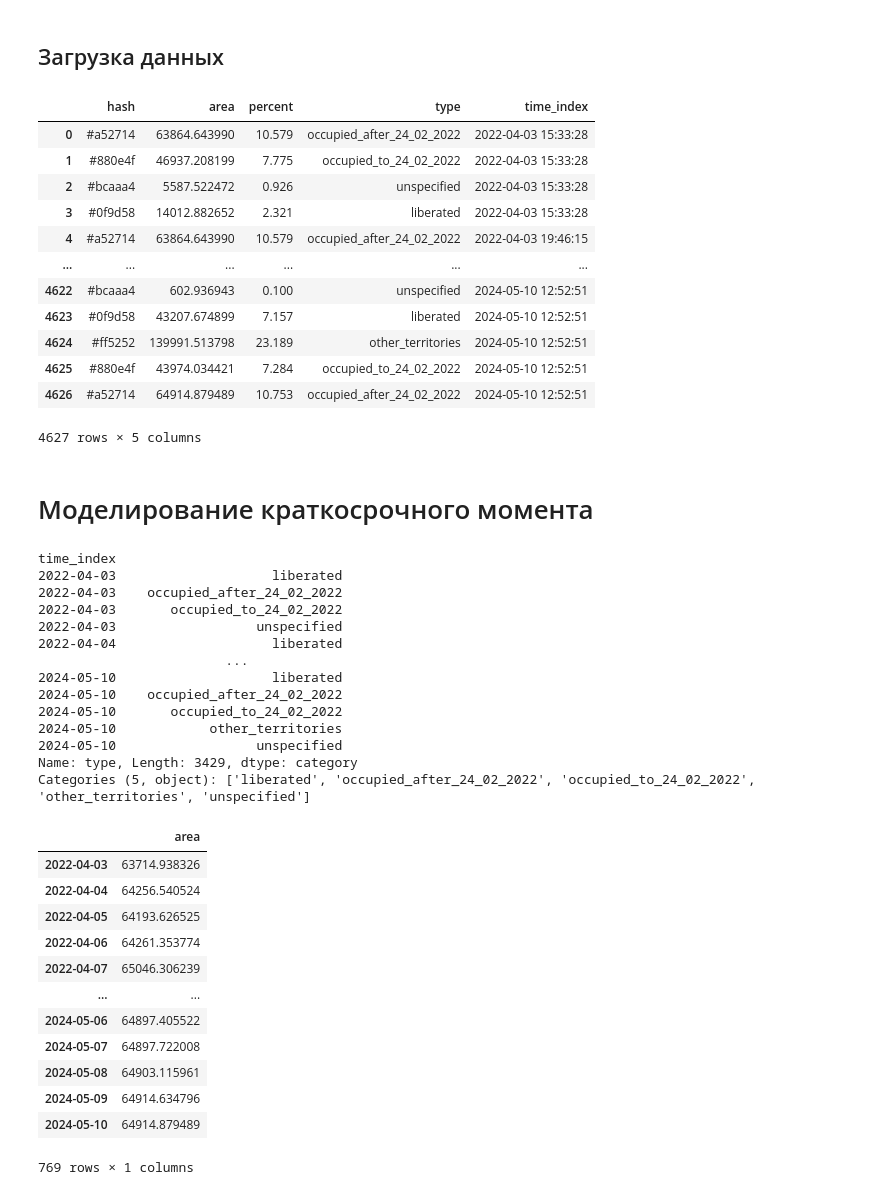
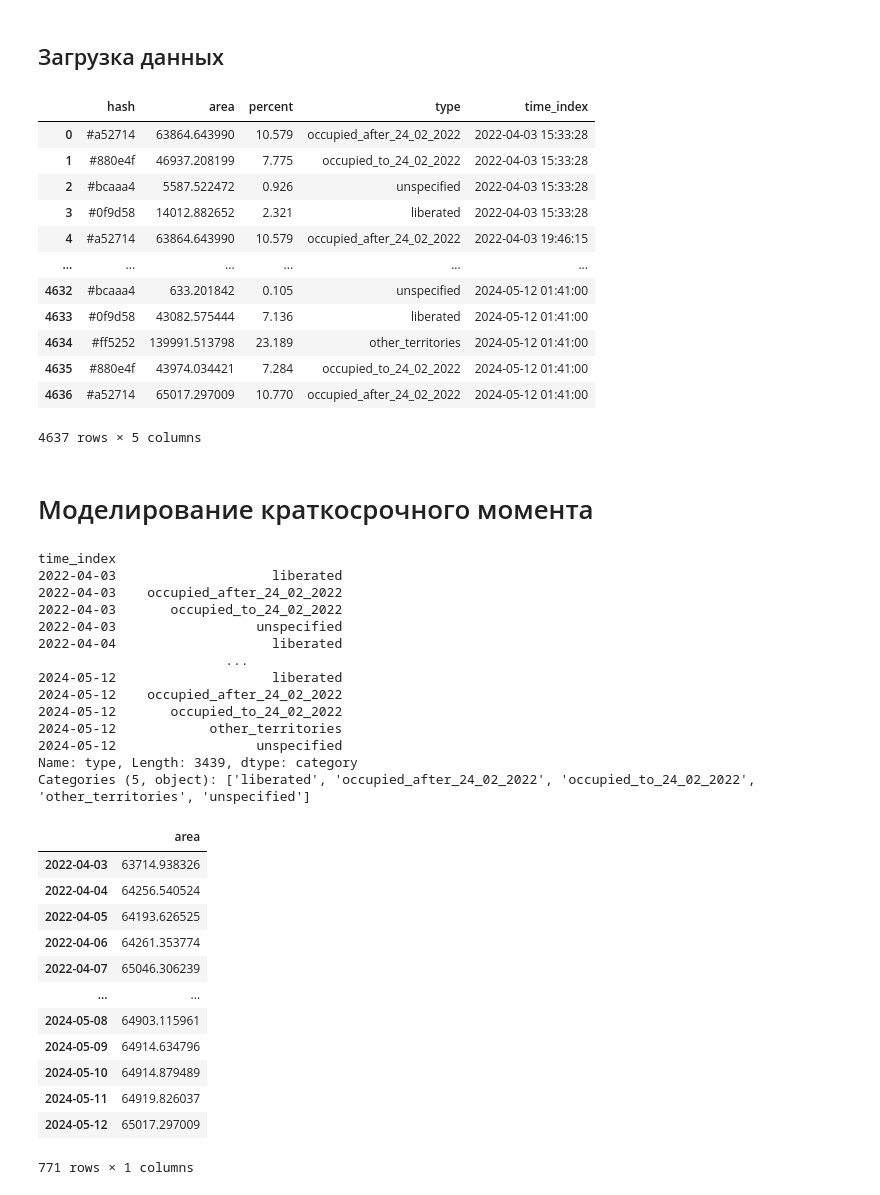
Before and after one commit to HexQuant/rua, a Jupyter notebook: area.ipynb, the cells around one changed output. Saved outputs shown, nothing was run; the diff lists cells and outputs as text; code cells hidden in the pictures.

```diff
--- a/area.ipynb
+++ b/area.ipynb
@@ -35,36 +35,37 @@ time_history_url = "https://deepstatemap.live/api/history/public"
 # %%
 # Making a get request
 response = requests.get(time_history_url)
 
 df = pd.DataFrame()
 # print json content
 t = len(response.json())
 Path("data/").mkdir(exist_ok=True)
 with tqdm(total=t) as pbar:
     for n, i in enumerate(response.json()):
         timestamp = i["id"]
         time_index = datetime.datetime.fromtimestamp(timestamp)
         pbar.set_description(str(time_index.date()), refresh=True)
 
-        area = requests.get(f"https://deepstatemap.live/api/history/{timestamp}/areas")
+        area = requests.get(
+            f"https://deepstatemap.live/api/history/{timestamp}/areas")
         js_df = pd.json_normalize(area.json()).assign(time_index=time_index)
         df = pd.concat([df, js_df], ignore_index=True)
         pbar.update(1)
 df
 # %% [output]
 |  | hash | area | percent | type | time_index |
 | 0 | #a52714 | 63864.643990 | 10.579 | occupied_after_24_02_2022 | 2022-04-03 15:33:28 |
 | 1 | #880e4f | 46937.208199 | 7.775 | occupied_to_24_02_2022 | 2022-04-03 15:33:28 |
 | 2 | #bcaaa4 | 5587.522472 | 0.926 | unspecified | 2022-04-03 15:33:28 |
 | 3 | #0f9d58 | 14012.882652 | 2.321 | liberated | 2022-04-03 15:33:28 |
 | 4 | #a52714 | 63864.643990 | 10.579 | occupied_after_24_02_2022 | 2022-04-03 19:46:15 |
 | ... | ... | ... | ... | ... | ... |
-| 4622 | #bcaaa4 | 602.936943 | 0.100 | unspecified | 2024-05-10 12:52:51 |
-| 4623 | #0f9d58 | 43207.674899 | 7.157 | liberated | 2024-05-10 12:52:51 |
-| 4624 | #ff5252 | 139991.513798 | 23.189 | other_territories | 2024-05-10 12:52:51 |
-| 4625 | #880e4f | 43974.034421 | 7.284 | occupied_to_24_02_2022 | 2024-05-10 12:52:51 |
-| 4626 | #a52714 | 64914.879489 | 10.753 | occupied_after_24_02_2022 | 2024-05-10 12:52:51 |
+| 4632 | #bcaaa4 | 633.201842 | 0.105 | unspecified | 2024-05-12 01:41:00 |
+| 4633 | #0f9d58 | 43082.575444 | 7.136 | liberated | 2024-05-12 01:41:00 |
+| 4634 | #ff5252 | 139991.513798 | 23.189 | other_territories | 2024-05-12 01:41:00 |
+| 4635 | #880e4f | 43974.034421 | 7.284 | occupied_to_24_02_2022 | 2024-05-12 01:41:00 |
+| 4636 | #a52714 | 65017.297009 | 10.770 | occupied_after_24_02_2022 | 2024-05-12 01:41:00 |
-4627 rows × 5 columns
+4637 rows × 5 columns
 # %%
 df.set_index("time_index", inplace=True)
 df = df.astype(
@@ -117,12 +118,12 @@ time_index
 2022-04-03                  unspecified
 2022-04-04                    liberated
                         ...
-2024-05-10                    liberated
-2024-05-10    occupied_after_24_02_2022
-2024-05-10       occupied_to_24_02_2022
-2024-05-10            other_territories
-2024-05-10                  unspecified
-Name: type, Length: 3429, dtype: category
+2024-05-12                    liberated
+2024-05-12    occupied_after_24_02_2022
+2024-05-12       occupied_to_24_02_2022
+2024-05-12            other_territories
+2024-05-12                  unspecified
+Name: type, Length: 3439, dtype: category
 Categories (5, object): ['liberated', 'occupied_after_24_02_2022', 'occupied_to_24_02_2022', 'other_territories', 'unspecified']
 # %%
 ru_holidays = holidays.country_holidays("RU")
@@ -147,12 +148,12 @@ aa
 | 2022-04-06 | 64261.353774 |
 | 2022-04-07 | 65046.306239 |
 | ... | ... |
-| 2024-05-06 | 64897.405522 |
-| 2024-05-07 | 64897.722008 |
 | 2024-05-08 | 64903.115961 |
 | 2024-05-09 | 64914.634796 |
 | 2024-05-10 | 64914.879489 |
+| 2024-05-11 | 64919.826037 |
+| 2024-05-12 | 65017.297009 |
-769 rows × 1 columns
+771 rows × 1 columns
 # %%
 xx = (
     pd.DataFrame(index=aa.index).assign(
```
Also changed, not shown: parts of 6 cells of this notebook, 2 other files.
